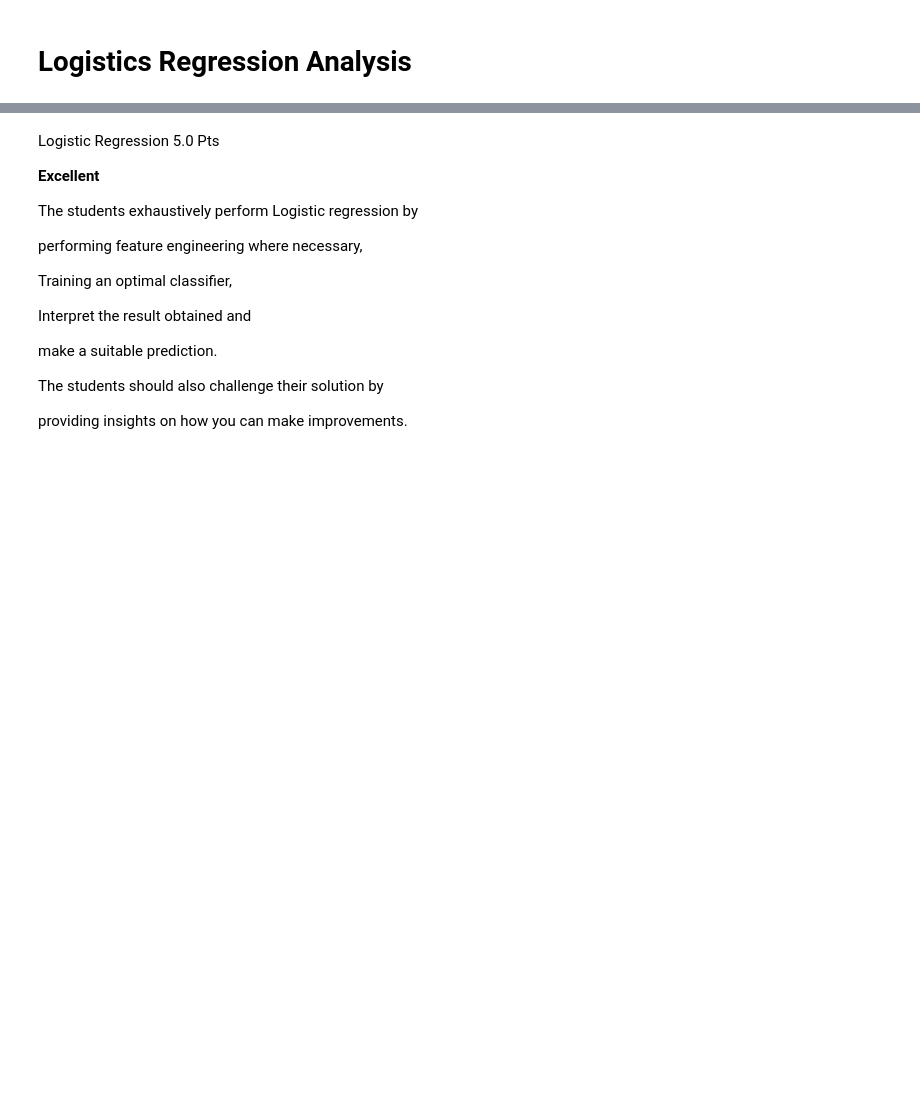
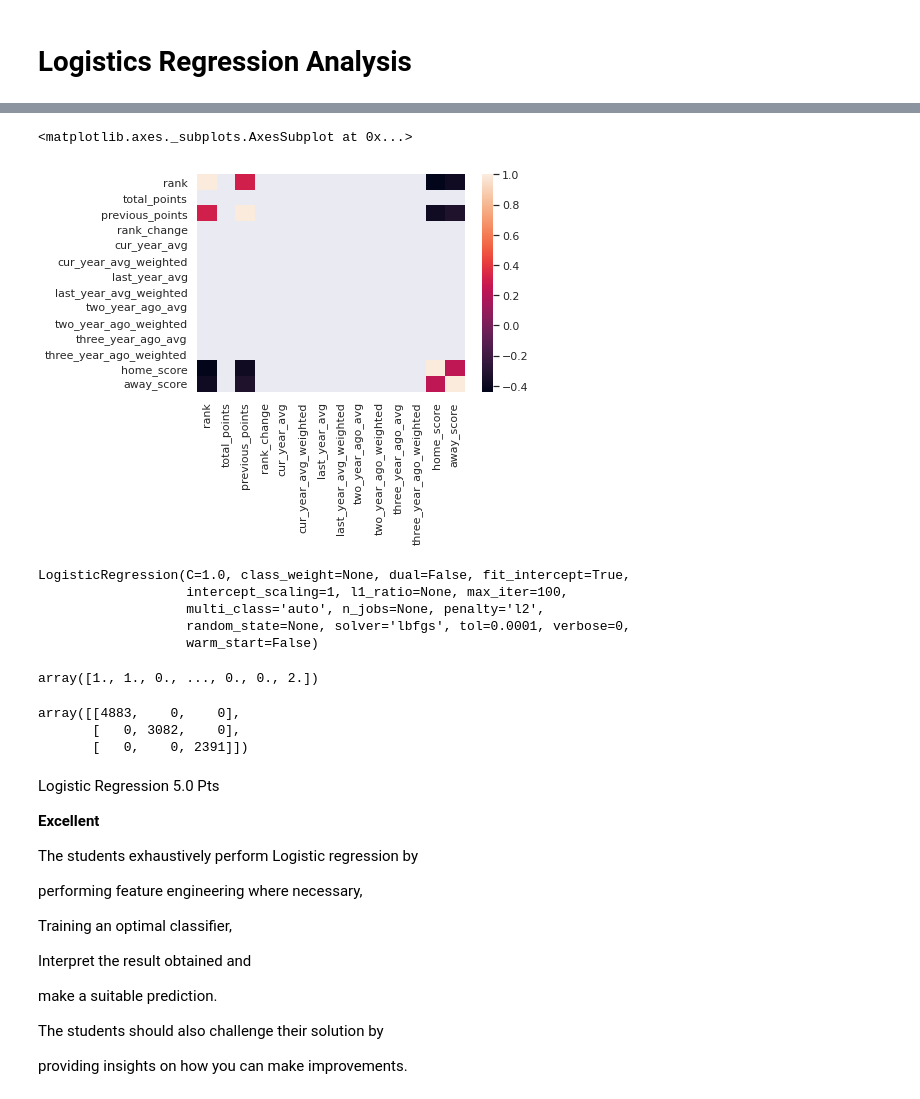
Before and after one commit to she-osprey/IPWK6-CORE, a Jupyter notebook: IPWK6_CORE_LINEAR_REGRESSION_ELIZABETH_JOSEPHINE.ipynb, the cells around one changed output, grey strips where cells are left out. Drawn from its saved outputs; the diff is of its cells as text; code cells hidden in the pictures; blank space fills up the shorter version.

```diff
--- a/IPWK6_CORE_LINEAR_REGRESSION_ELIZABETH_JOSEPHINE.ipynb
+++ b/IPWK6_CORE_LINEAR_REGRESSION_ELIZABETH_JOSEPHINE.ipynb
@@ -828,0 +960,7 @@ finally assess the heteroscedasticity.
+# %%
+# Checking for independence between features¶
+#
+sb.heatmap(df6.corr())
+# %% [output]
+<matplotlib.axes._subplots.AxesSubplot at 0x...>
+[figure, added]
@@ -829,3 +971,31 @@ finally assess the heteroscedasticity.
+# %%
+# fitting our model
+from sklearn.linear_model import LogisticRegression
+
+LogReg = LogisticRegression()
+LogReg.fit(X_train, y_train)
+# %% [output]
+LogisticRegression(C=1.0, class_weight=None, dual=False, fit_intercept=True,
+                   intercept_scaling=1, l1_ratio=None, max_iter=100,
+                   multi_class='auto', n_jobs=None, penalty='l2',
+                   random_state=None, solver='lbfgs', tol=0.0001, verbose=0,
+                   warm_start=False)
+# %%
+# using our model to make a prediction
+y_pred = LogReg.predict(X_test)
+y_pred
+# %% [output]
+array([1., 1., 0., ..., 0., 0., 2.])
+# %%
+# Evaluating the model
+#
+from sklearn.metrics import confusion_matrix
+confusion_matrix = confusion_matrix(y_test, y_pred)
+confusion_matrix
+# %% [output]
+array([[4883,    0,    0],
+       [   0, 3082,    0],
+       [   0,    0, 2391]])
 # %% [markdown]
 Logistic Regression
 5.0 Pts
```
Also changed, not shown: parts of 36 cells of this notebook.
